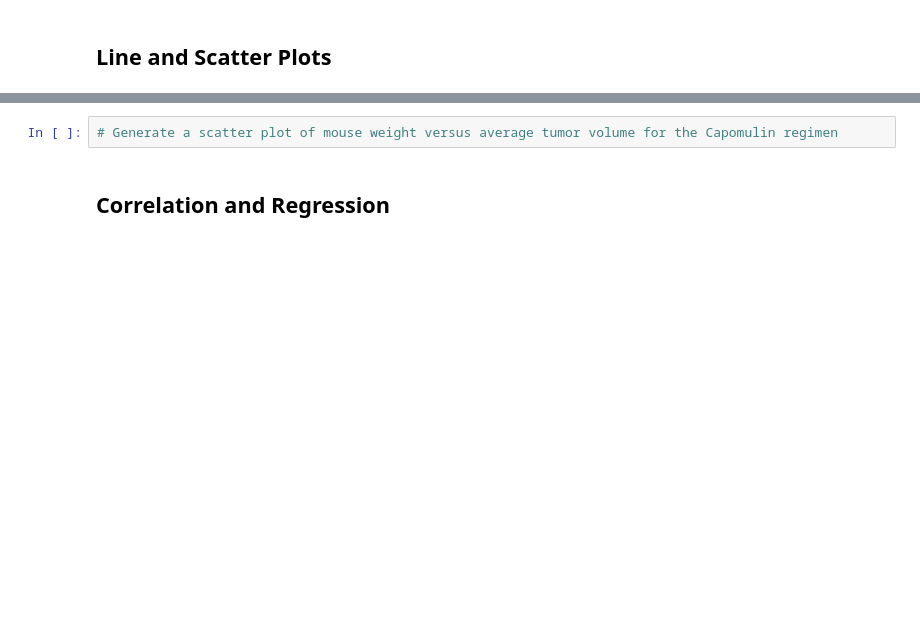
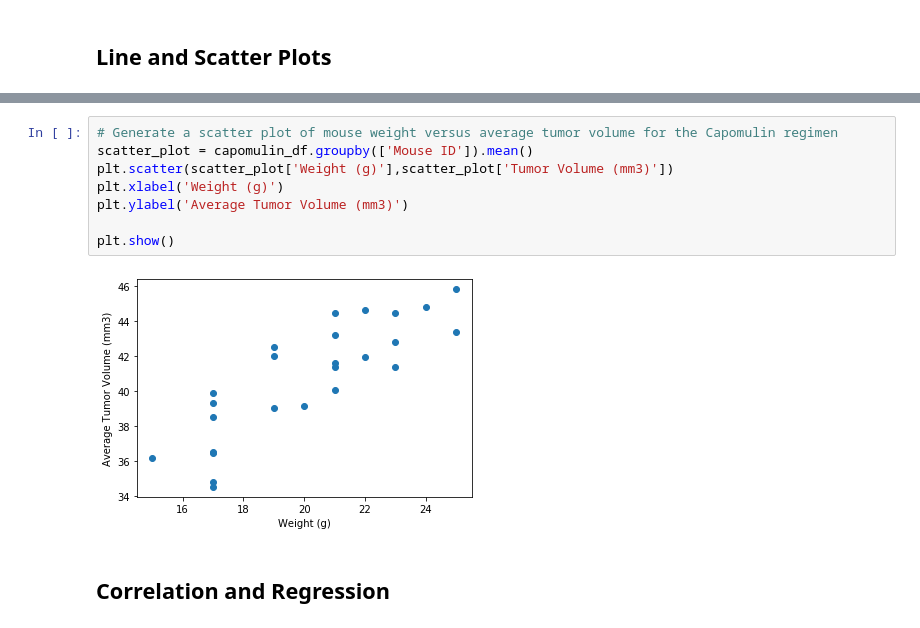
Before and after one commit to temidolan/Matplotlib_Challenge, a Jupyter notebook: Pymaceuticals/pymaceuticals_tumor_homework.ipynb, the cells around one changed output, grey strips where cells are left out. Cells and saved outputs as stored; diff of their text form; blank space fills up the shorter version.

```diff
--- a/Pymaceuticals/pymaceuticals_tumor_homework.ipynb
+++ b/Pymaceuticals/pymaceuticals_tumor_homework.ipynb
@@ -332,5 +348,13 @@ plt.show()
 # %%
 # Generate a scatter plot of mouse weight versus average tumor volume for the Capomulin regimen
+scatter_plot = capomulin_df.groupby(['Mouse ID']).mean()
+plt.scatter(scatter_plot['Weight (g)'],scatter_plot['Tumor Volume (mm3)'])
+plt.xlabel('Weight (g)')
+plt.ylabel('Average Tumor Volume (mm3)')
+
+plt.show()
+# %% [output]
+[figure, added]
 # %% [markdown]
 ## Correlation and Regression
 # %%
```
Also changed, not shown: parts of 3 cells of this notebook.
